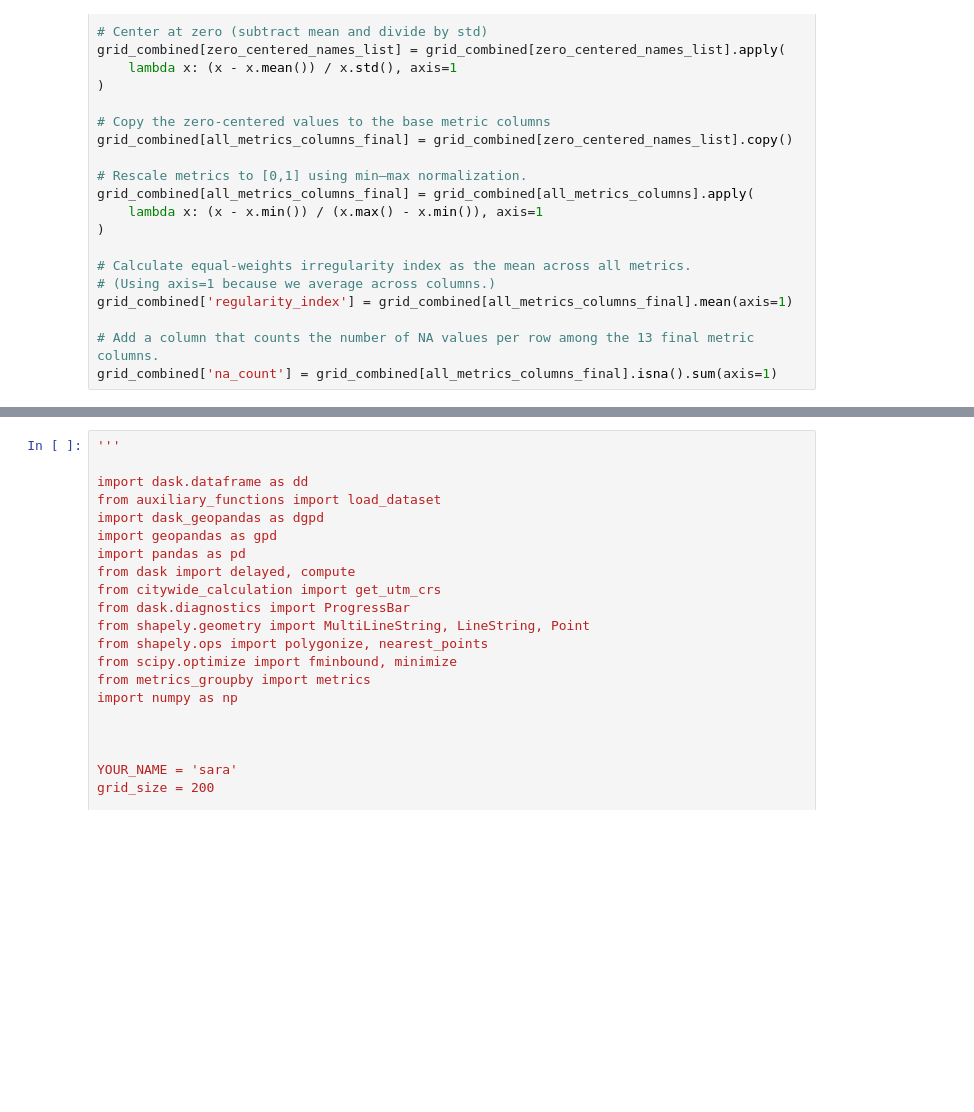
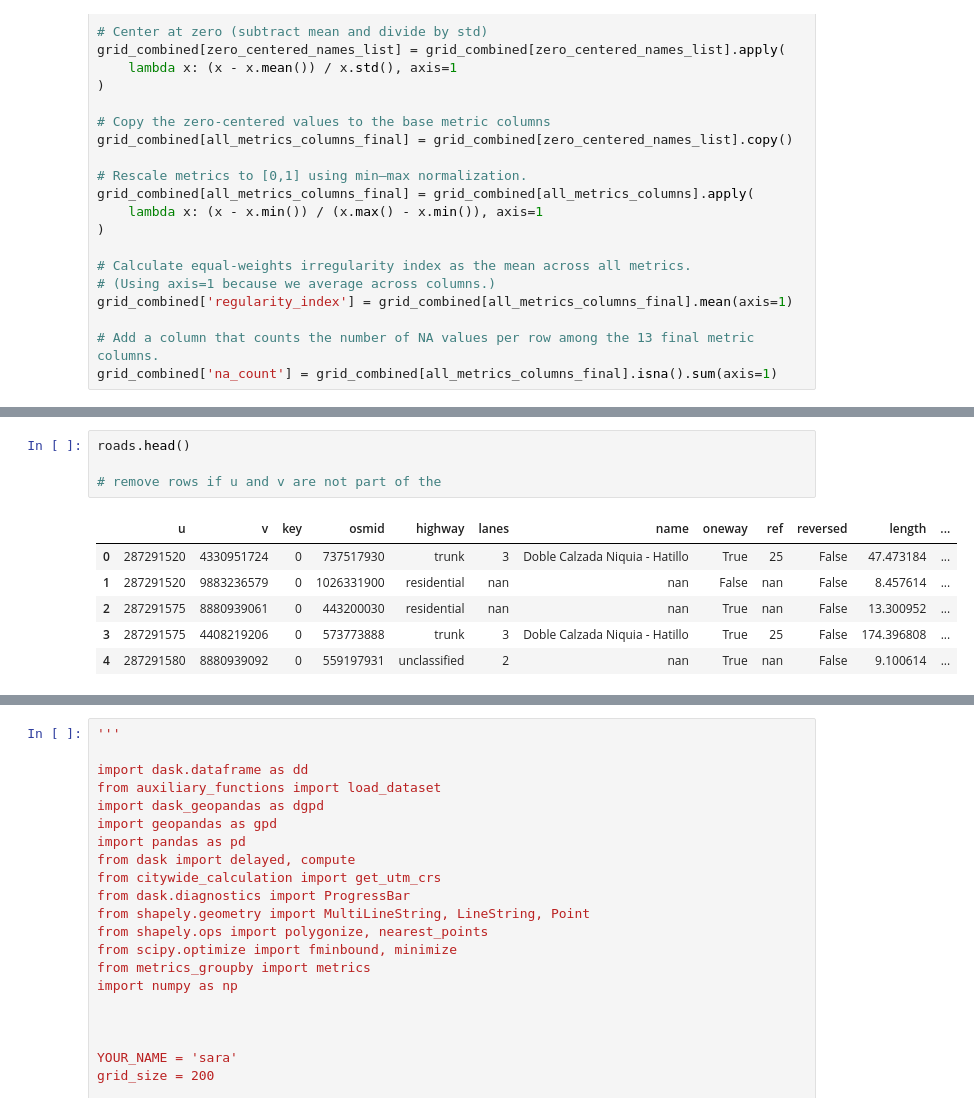
Before and after one commit to sarangof/identifyingLandSubdivisions, a Jupyter notebook: main_metric_calculations_notebook.ipynb, the cells around one changed output, grey strips where cells are left out. Saved outputs shown, nothing was run; the diff lists cells and outputs as text; blank space fills up the shorter version.

```diff
--- a/main_metric_calculations_notebook.ipynb
+++ b/main_metric_calculations_notebook.ipynb
@@ -667,0 +816,11 @@ grid_combined['na_count'] = grid_combined[all_metrics_columns_final].isna().sum(
+# %%
+roads.head()
+
+# remove rows if u and v are not part of the
+# %% [output]
+|  | u | v | key | osmid | highway | lanes | name | oneway | ref | reversed | length | ... |
+| 0 | 287291520 | 4330951724 | 0 | 737517930 | trunk | 3 | Doble Calzada Niquia - Hatillo | True | 25 | False | 47.473184 | ... |
+| 1 | 287291520 | 9883236579 | 0 | 1026331900 | residential | nan | nan | False | nan | False | 8.457614 | ... |
+| 2 | 287291575 | 8880939061 | 0 | 443200030 | residential | nan | nan | True | nan | False | 13.300952 | ... |
+| 3 | 287291575 | 4408219206 | 0 | 573773888 | trunk | 3 | Doble Calzada Niquia - Hatillo | True | 25 | False | 174.396808 | ... |
+| 4 | 287291580 | 8880939092 | 0 | 559197931 | unclassified | 2 | nan | True | nan | False | 9.100614 | ... |
```
Also changed, not shown: parts of 9 cells of this notebook.
